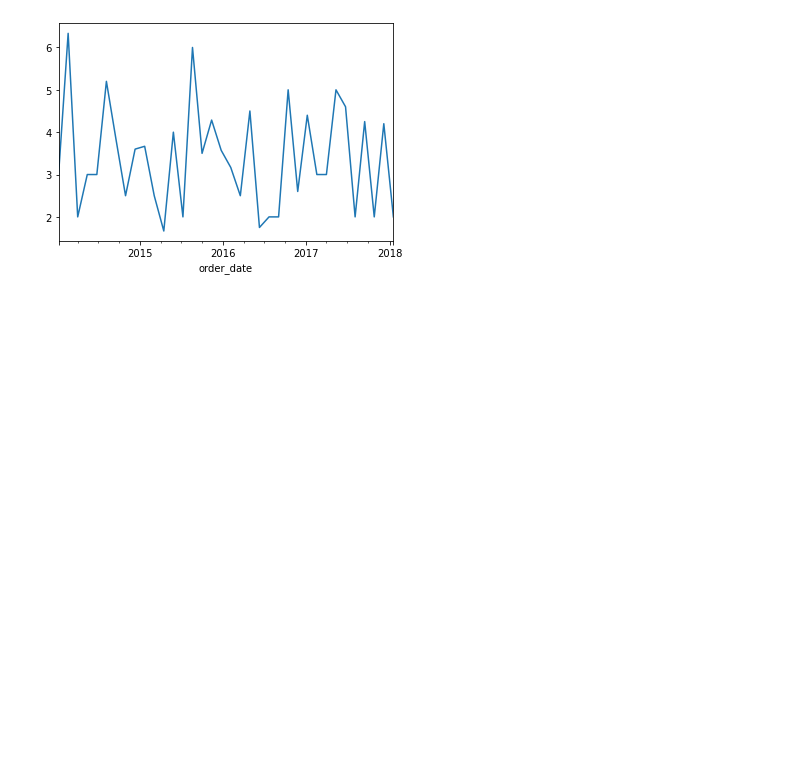
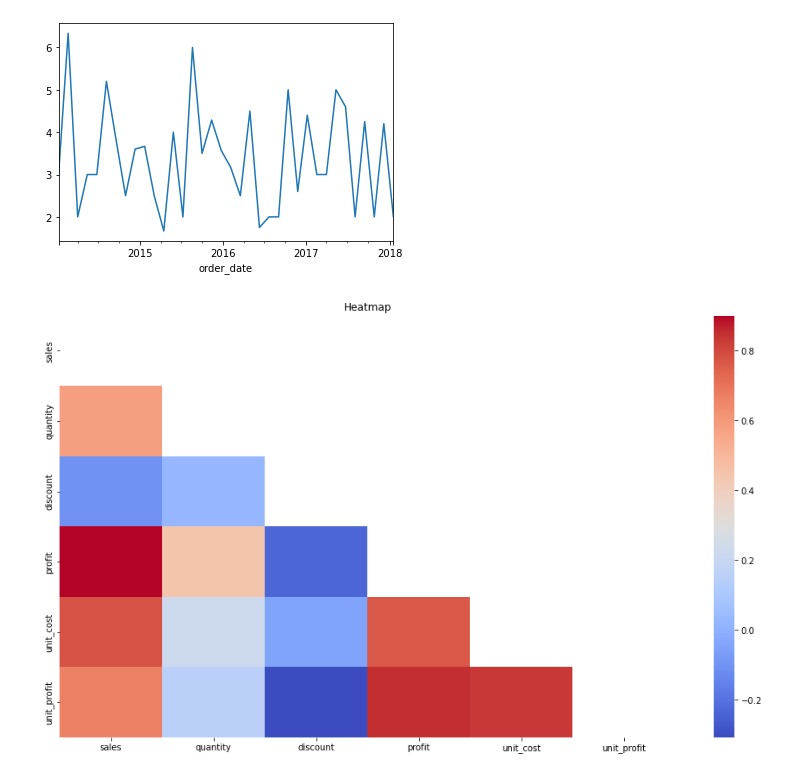
Before and after one commit to Waterman-Teceno-TSA/time-series-project, a Jupyter notebook: waterman_explore.ipynb, the cells around one changed output. Saved outputs shown, nothing was run; the diff lists cells and outputs as text; code cells hidden in the pictures; blank space fills up the shorter version.

```diff
--- a/waterman_explore.ipynb
+++ b/waterman_explore.ipynb
@@ -468,3 +492,19 @@ df_acc.quantity.resample('6w').mean().plot()
 # %% [output]
 <AxesSubplot:xlabel='order_date'>
 [figure]
+# %%
+def heatmap(df):
+    '''
+    This function takes in our dataframe and creates a correlation from it. This correlation is then mapped as a heatmap.
+    '''
+    # Creation and mapping of the correlation
+    corr = df.corr()
+    # Separating the top half of the heatmap to laster mask
+    matrix = np.triu(corr)
+    plt.figure(figsize=(16,9))
+    ax = sns.heatmap(corr, cmap='coolwarm', mask=matrix)
+    ax.set(title='Heatmap')
+# %%
+heatmap(df_acc)
+# %% [output]
+[figure, added]
```
Also changed, not shown: parts of 40 cells of this notebook.
